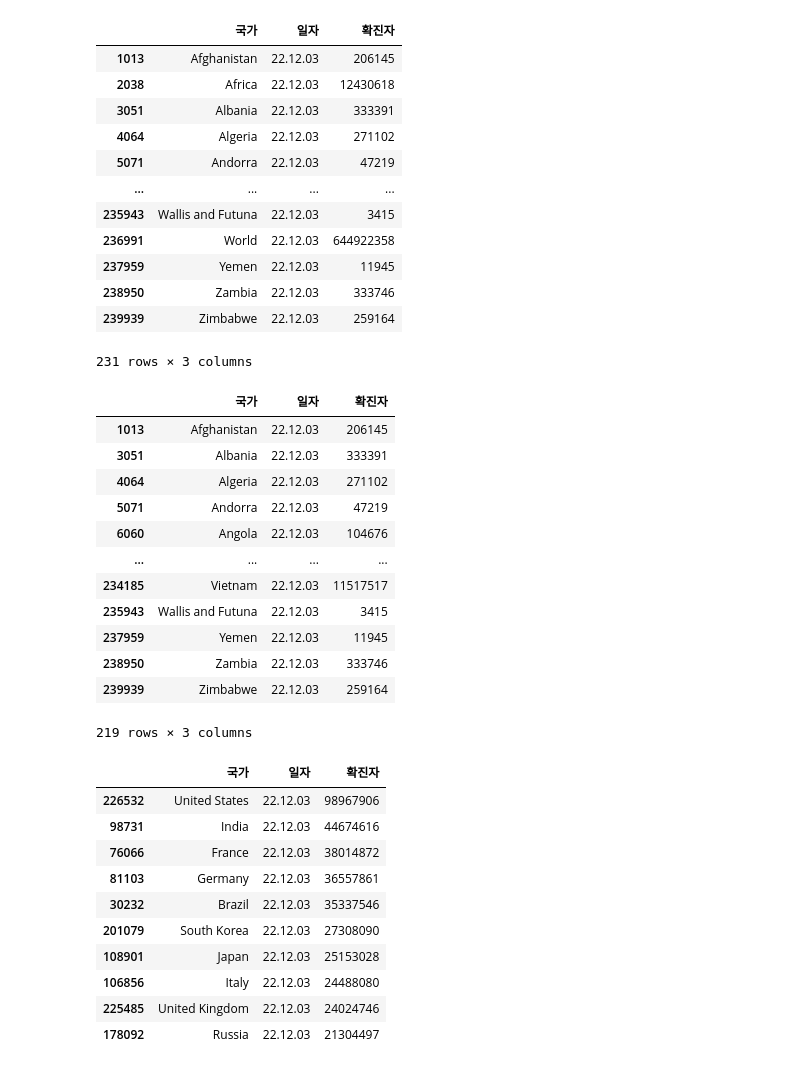
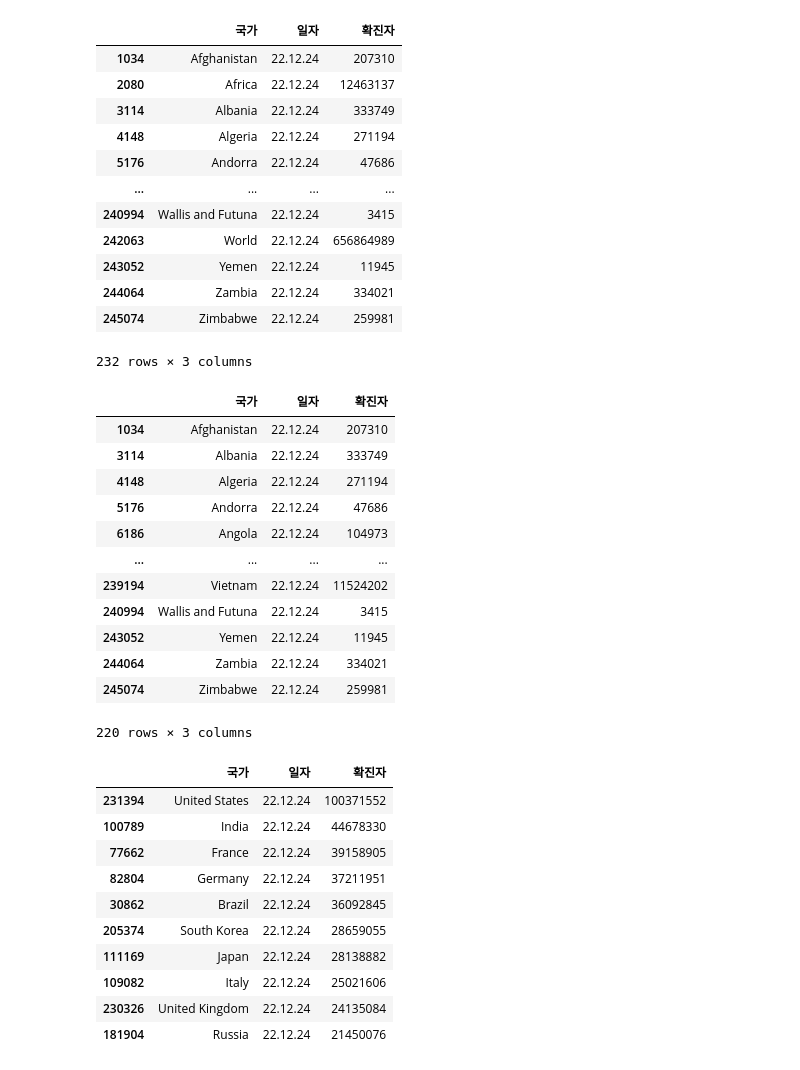
Before and after one commit to cpwoo/ProjectCorona, a Jupyter notebook: pie chart.ipynb, the cells around one changed output. Cells and saved outputs as stored; diff of their text form; code cells hidden in the pictures.

```diff
--- a/pie chart.ipynb
+++ b/pie chart.ipynb
@@ -7,28 +7,28 @@ matplotlib.rcParams['axes.unicode_minus'] = False
 # %%
 import pandas as pd
 import numpy as np
 df = pd.read_excel('owid-covid-data.xlsx', usecols='C:E')
 df.rename(columns={'location':'국가','date':'일자', 'total_cases':'확진자'}, inplace=True)
 df = df.fillna(0)
 df['일자'] = pd.to_datetime(df['일자'])
 df['일자'] = df['일자'].dt.strftime('%y.%m.%d')
-df = df[df['일자'] == '22.12.03']
+df = df[df['일자'] == '22.12.24']
 df['확진자'] = df['확진자'].astype(int)
 df
 # %% [output]
 |  | 국가 | 일자 | 확진자 |
-| 1013 | Afghanistan | 22.12.03 | 206145 |
-| 2038 | Africa | 22.12.03 | 12430618 |
-| 3051 | Albania | 22.12.03 | 333391 |
-| 4064 | Algeria | 22.12.03 | 271102 |
-| 5071 | Andorra | 22.12.03 | 47219 |
+| 1034 | Afghanistan | 22.12.24 | 207310 |
+| 2080 | Africa | 22.12.24 | 12463137 |
+| 3114 | Albania | 22.12.24 | 333749 |
+| 4148 | Algeria | 22.12.24 | 271194 |
+| 5176 | Andorra | 22.12.24 | 47686 |
 | ... | ... | ... | ... |
-| 235943 | Wallis and Futuna | 22.12.03 | 3415 |
-| 236991 | World | 22.12.03 | 644922358 |
-| 237959 | Yemen | 22.12.03 | 11945 |
-| 238950 | Zambia | 22.12.03 | 333746 |
-| 239939 | Zimbabwe | 22.12.03 | 259164 |
+| 240994 | Wallis and Futuna | 22.12.24 | 3415 |
+| 242063 | World | 22.12.24 | 656864989 |
+| 243052 | Yemen | 22.12.24 | 11945 |
+| 244064 | Zambia | 22.12.24 | 334021 |
+| 245074 | Zimbabwe | 22.12.24 | 259981 |
-231 rows × 3 columns
+232 rows × 3 columns
 # %%
 continents = ['Africa', 'Asia', 'Europe', 'European Union', 'High income', 'Upper middle income', 'Low income',
               'Lower middle income', 'North America', 'South Africa', 'South America', 'World']
@@ -37,34 +37,34 @@ df = df[~filt]
 df
 # %% [output]
 |  | 국가 | 일자 | 확진자 |
-| 1013 | Afghanistan | 22.12.03 | 206145 |
-| 3051 | Albania | 22.12.03 | 333391 |
-| 4064 | Algeria | 22.12.03 | 271102 |
-| 5071 | Andorra | 22.12.03 | 47219 |
-| 6060 | Angola | 22.12.03 | 104676 |
+| 1034 | Afghanistan | 22.12.24 | 207310 |
+| 3114 | Albania | 22.12.24 | 333749 |
+| 4148 | Algeria | 22.12.24 | 271194 |
+| 5176 | Andorra | 22.12.24 | 47686 |
+| 6186 | Angola | 22.12.24 | 104973 |
 | ... | ... | ... | ... |
-| 234185 | Vietnam | 22.12.03 | 11517517 |
-| 235943 | Wallis and Futuna | 22.12.03 | 3415 |
-| 237959 | Yemen | 22.12.03 | 11945 |
-| 238950 | Zambia | 22.12.03 | 333746 |
-| 239939 | Zimbabwe | 22.12.03 | 259164 |
+| 239194 | Vietnam | 22.12.24 | 11524202 |
+| 240994 | Wallis and Futuna | 22.12.24 | 3415 |
+| 243052 | Yemen | 22.12.24 | 11945 |
+| 244064 | Zambia | 22.12.24 | 334021 |
+| 245074 | Zimbabwe | 22.12.24 | 259981 |
-219 rows × 3 columns
+220 rows × 3 columns
 # %%
 df = df.sort_values(by=['확진자'], ascending=0)
 df_top = df.head(10)
 df_top
 # %% [output]
 |  | 국가 | 일자 | 확진자 |
-| 226532 | United States | 22.12.03 | 98967906 |
-| 98731 | India | 22.12.03 | 44674616 |
-| 76066 | France | 22.12.03 | 38014872 |
-| 81103 | Germany | 22.12.03 | 36557861 |
-| 30232 | Brazil | 22.12.03 | 35337546 |
-| 201079 | South Korea | 22.12.03 | 27308090 |
-| 108901 | Japan | 22.12.03 | 25153028 |
-| 106856 | Italy | 22.12.03 | 24488080 |
-| 225485 | United Kingdom | 22.12.03 | 24024746 |
-| 178092 | Russia | 22.12.03 | 21304497 |
+| 231394 | United States | 22.12.24 | 100371552 |
+| 100789 | India | 22.12.24 | 44678330 |
+| 77662 | France | 22.12.24 | 39158905 |
+| 82804 | Germany | 22.12.24 | 37211951 |
+| 30862 | Brazil | 22.12.24 | 36092845 |
+| 205374 | South Korea | 22.12.24 | 28659055 |
+| 111169 | Japan | 22.12.24 | 28138882 |
+| 109082 | Italy | 22.12.24 | 25021606 |
+| 230326 | United Kingdom | 22.12.24 | 24135084 |
+| 181904 | Russia | 22.12.24 | 21450076 |
 # %%
 df_etc = df.iloc[10:]
 df_etc
```
Also changed, not shown: parts of 5 cells of this notebook, 8 other files.
